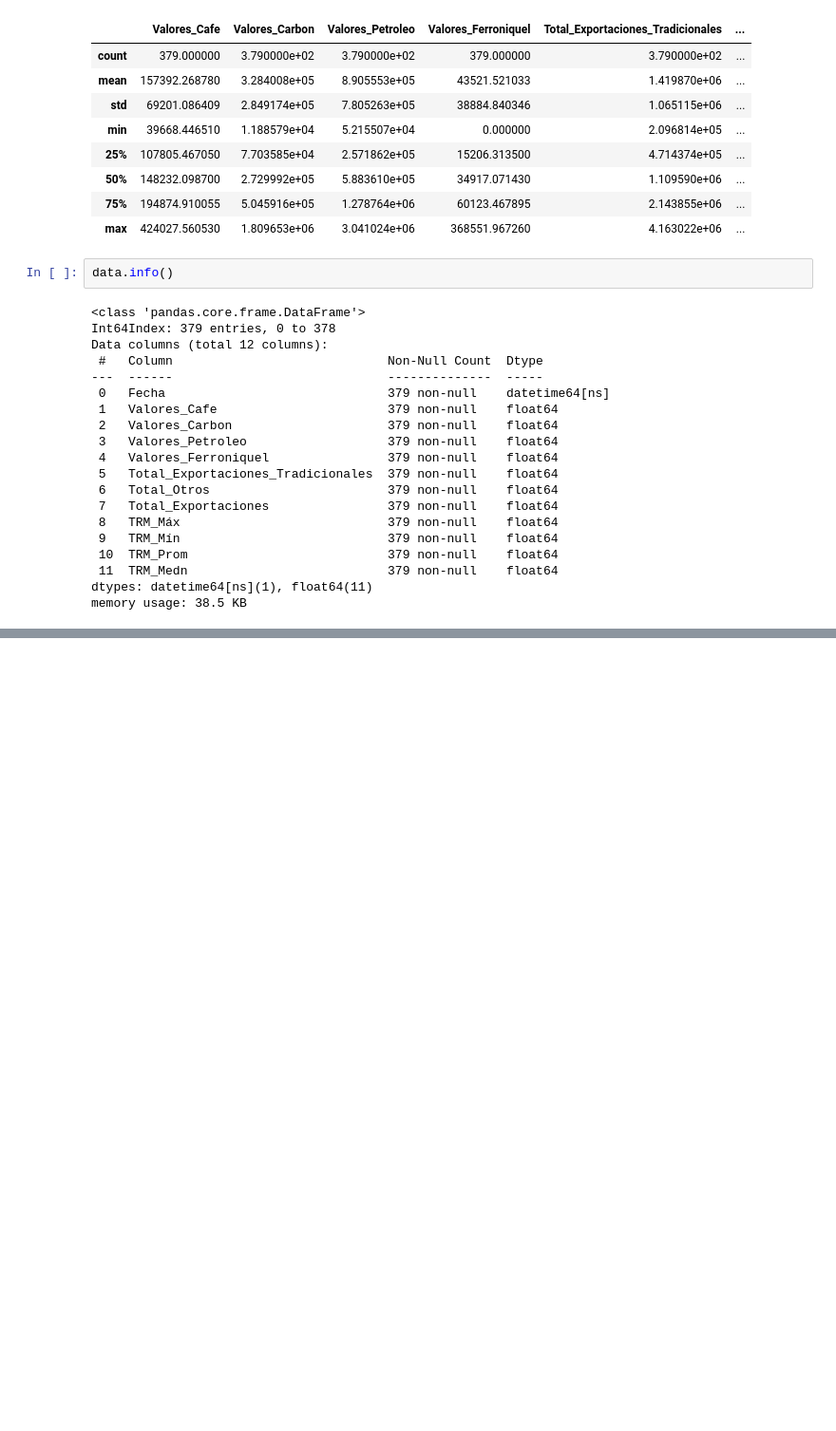
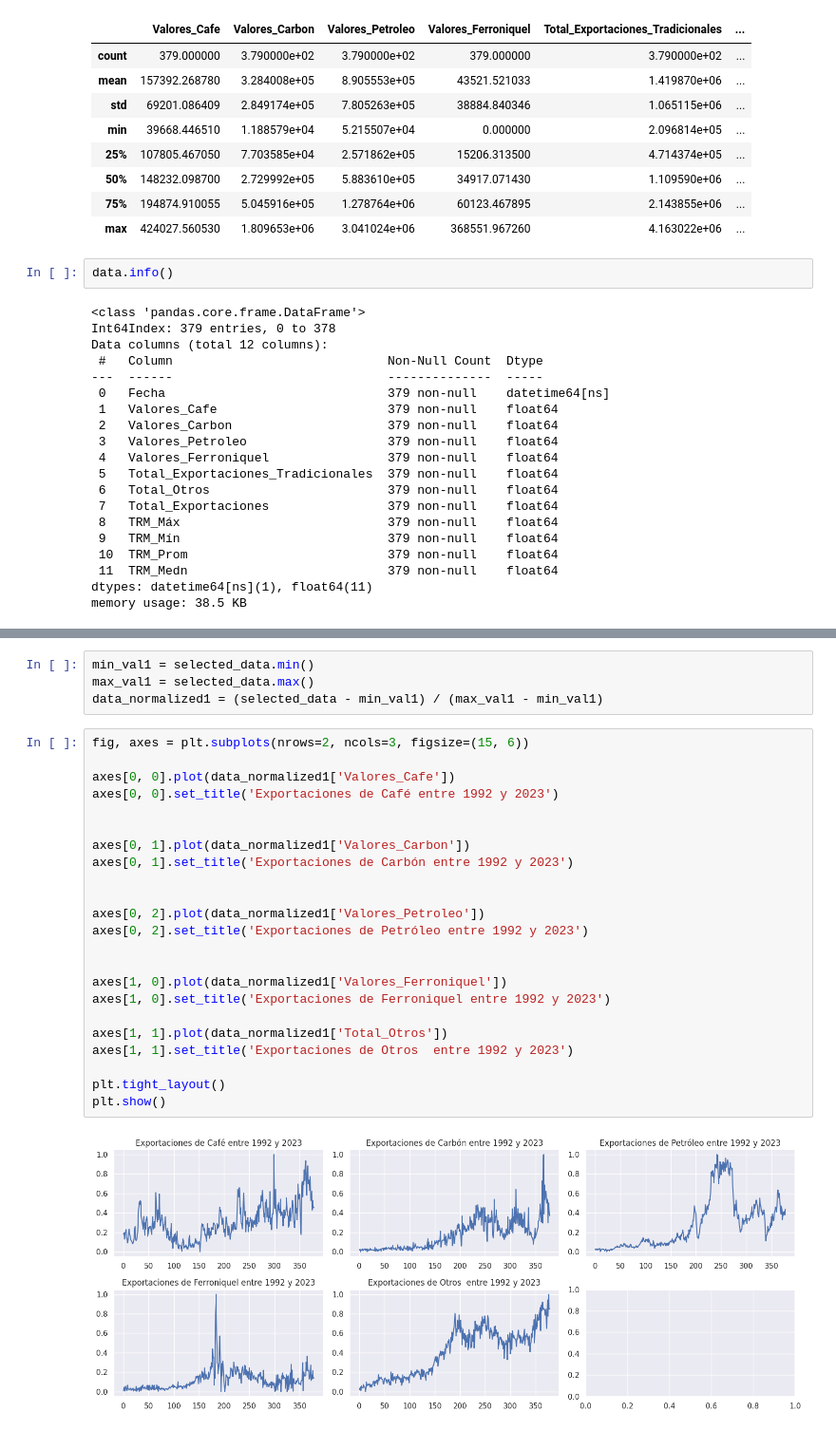
Before and after one commit to victorpena01/Analisis-Exploratorio, a Jupyter notebook: Proyecto_tasa_de_cambio.ipynb, the cells around one changed output, grey strips where cells are left out. Shown at 95% size. Cells and saved outputs as stored; diff of their text form; blank space fills up the shorter version.

```diff
--- a/Proyecto_tasa_de_cambio.ipynb
+++ b/Proyecto_tasa_de_cambio.ipynb
@@ -457,0 +507,29 @@ memory usage: 38.5 KB
+# %%
+min_val1 = selected_data.min()
+max_val1 = selected_data.max()
+data_normalized1 = (selected_data - min_val1) / (max_val1 - min_val1)
+# %%
+fig, axes = plt.subplots(nrows=2, ncols=3, figsize=(15, 6))
+
+axes[0, 0].plot(data_normalized1['Valores_Cafe'])
+axes[0, 0].set_title('Exportaciones de Café entre 1992 y 2023')
+
+
+axes[0, 1].plot(data_normalized1['Valores_Carbon'])
+axes[0, 1].set_title('Exportaciones de Carbón entre 1992 y 2023')
+
+
+axes[0, 2].plot(data_normalized1['Valores_Petroleo'])
+axes[0, 2].set_title('Exportaciones de Petróleo entre 1992 y 2023')
+
+
+axes[1, 0].plot(data_normalized1['Valores_Ferroniquel'])
+axes[1, 0].set_title('Exportaciones de Ferroniquel entre 1992 y 2023')
+
+axes[1, 1].plot(data_normalized1['Total_Otros'])
+axes[1, 1].set_title('Exportaciones de Otros  entre 1992 y 2023')
+
+plt.tight_layout()
+plt.show()
+# %% [output]
+[figure, added]
```
Also changed, not shown: parts of 44 cells of this notebook.
